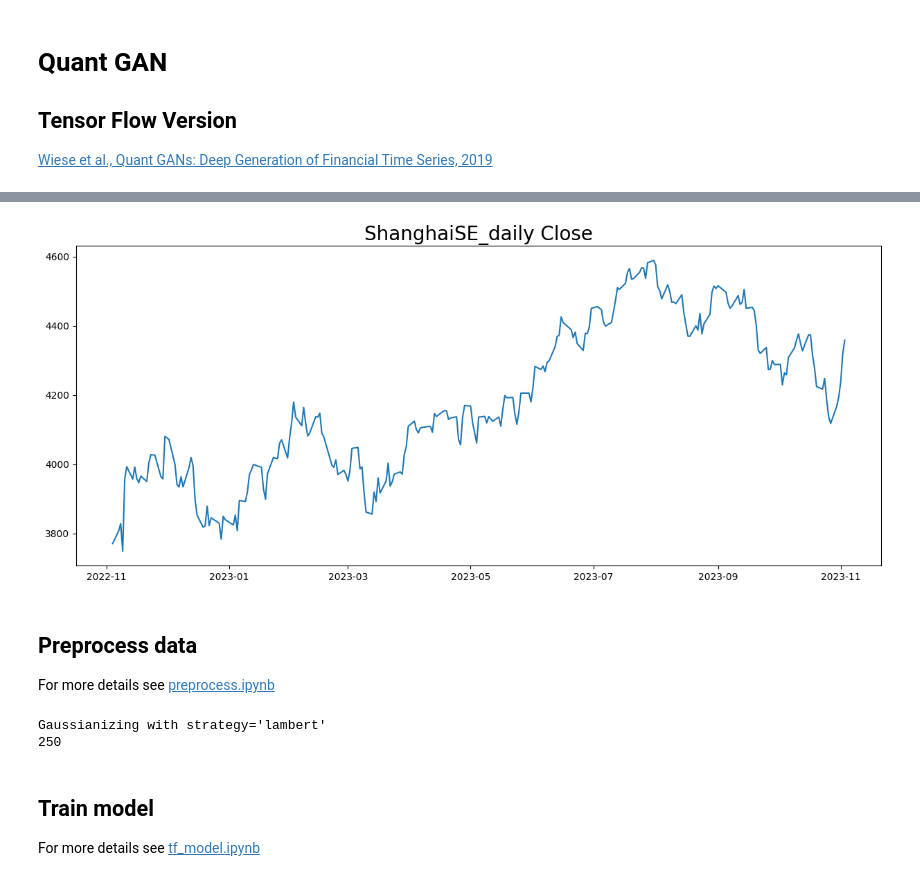
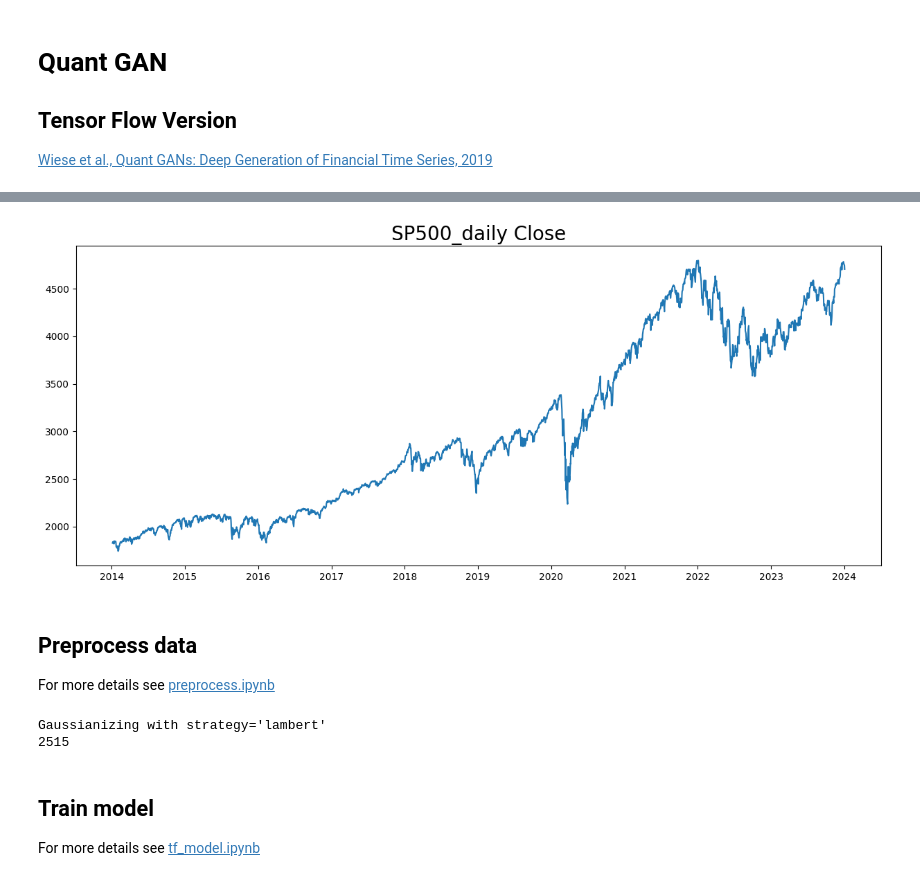
Before and after one commit to JamesSullivan/temporalCN, a Jupyter notebook: tf_train.ipynb, the cells around one changed output, grey strips where cells are left out. Saved outputs shown, nothing was run; the diff lists cells and outputs as text; code cells hidden in the pictures.

Commit message:
Yahoo + Impoved Training

```diff
--- a/tf_train.ipynb
+++ b/tf_train.ipynb
@@ -20,21 +54,27 @@ from model.tf_tcn import *
+# %%
+def format_yahoo(file_path: str):
+    df = pd.read_csv(file_path)
+    dataset = df[["Date", "Close"]]
+    dataset.to_csv(file_path, index=False)
+
+file_name = "SP500_daily"
+file_path = "data/"+file_name+".csv"
+generator_path = ""
+
+format_yahoo(file_path)
 # %%
-file_name = "ShanghaiSE_daily"
-file_path = "data/"+file_name+".csv"
-generator_path = ""
-
-
 def dateparse(d):
     return pd.Timestamp(d)
 
 data = pd.read_csv(file_path, parse_dates={'datetime': ['Date']}, date_parser=dateparse)
-df = data['CLOSE']
+df = data['Close']
 fig = plt.figure(figsize=(15,6))
 plt.title(f'{file_name} Close', fontsize=20)
-plt.plot(data['datetime'], data['CLOSE'] )
+plt.plot(data['datetime'], data['Close'] )
 plt.show()
 # confirm data loaded
 # %% [output]
-[figure, old version]
+[figure, new version]
 # %% [markdown]
 ## Preprocess data
  For more details see [preprocess.ipynb](./preprocess.ipynb)
@@ -51,7 +91,7 @@ data_size = log_returns.shape[0]
 print(data_size)
 # %% [output]
 Gaussianizing with strategy='lambert'
-250
+2515
 # %% [markdown]
 ## Train model
  For more details see [tf_model.ipynb](./tf_model.ipynb)
```
Also changed, not shown: parts of 2 cells of this notebook, 2 other files.
